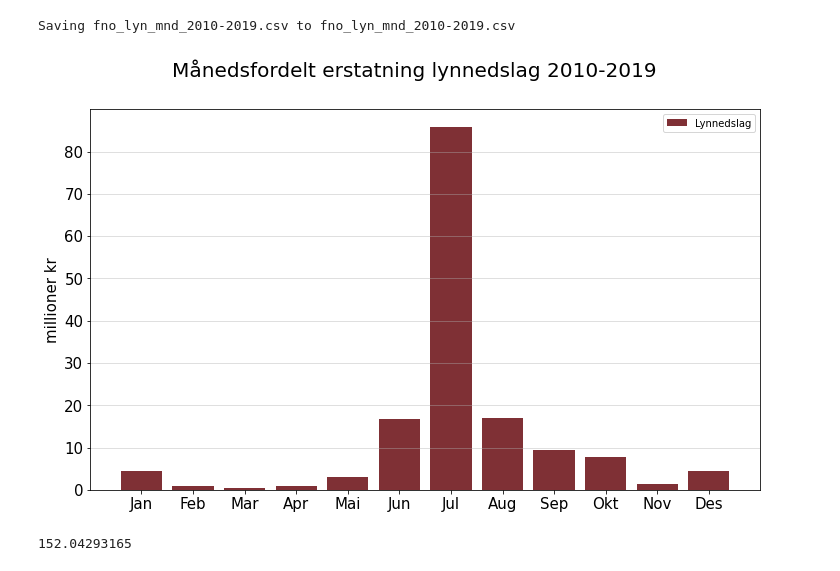
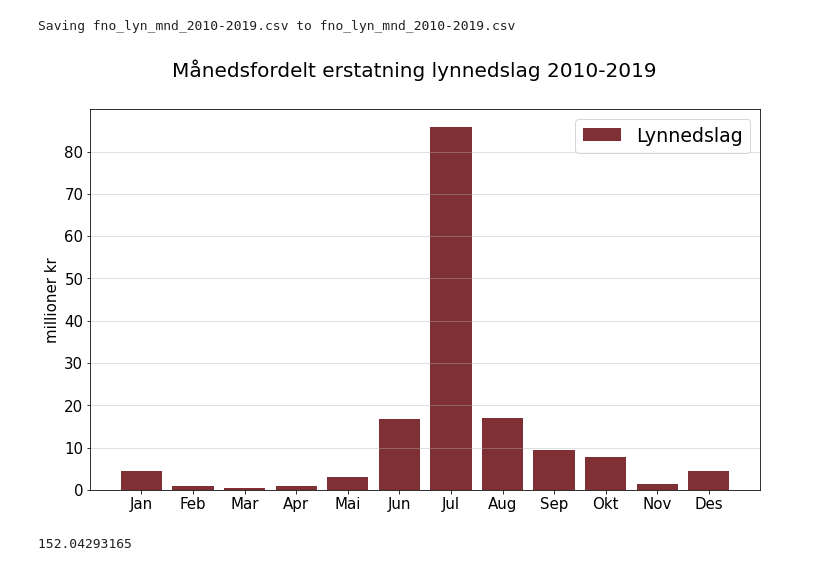
Before and after one commit to eirikngard/Eika, a Jupyter notebook: Eika_vs_FNO.ipynb, the cells around one changed output. Saved outputs shown, nothing was run; the diff lists cells and outputs as text; code cells hidden in the pictures.

```diff
--- a/Eika_vs_FNO.ipynb
+++ b/Eika_vs_FNO.ipynb
@@ -264,19 +292,19 @@ lyn
 # %%
 mnd = ['Jan','Feb','Mar','Apr','Mai','Jun','Jul','Aug','Sep','Okt','Nov','Des']
 
 a = np.array([i*(10**(-6)) for i in lyn.loc[lyn['årsak']=='Lynnedslag','skade']])
 
 fig, ax = plt.subplots(figsize=(12, 7))
 fig.suptitle('Månedsfordelt erstatning lynnedslag 2010-2019',fontsize=20)
 
 bar=ax.bar(mnd, a,color=rød, label='Lynnedslag')
 ax.grid(axis='y',alpha=0.5)
 ax.set_ylabel('millioner kr',size=15)
 ax.tick_params(axis = 'both', which = 'major', labelsize = 15)
-plt.legend()
+ax.legend(loc = 1, prop={'size': 19})
 plt.show()
 # %% [output]
-[figure, old version]
+[figure, new version]
 # %%
 sum(a)
 # %% [output]
```
Also changed, not shown: parts of 13 cells of this notebook.
